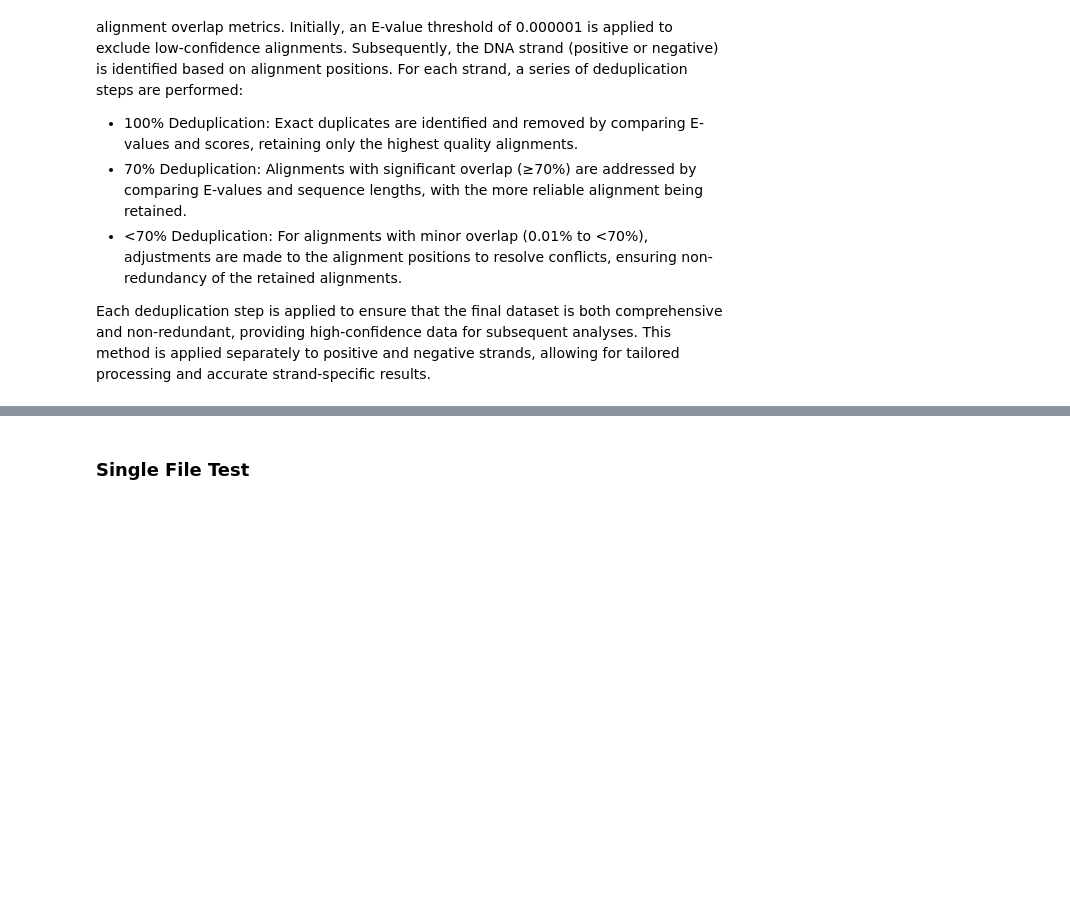
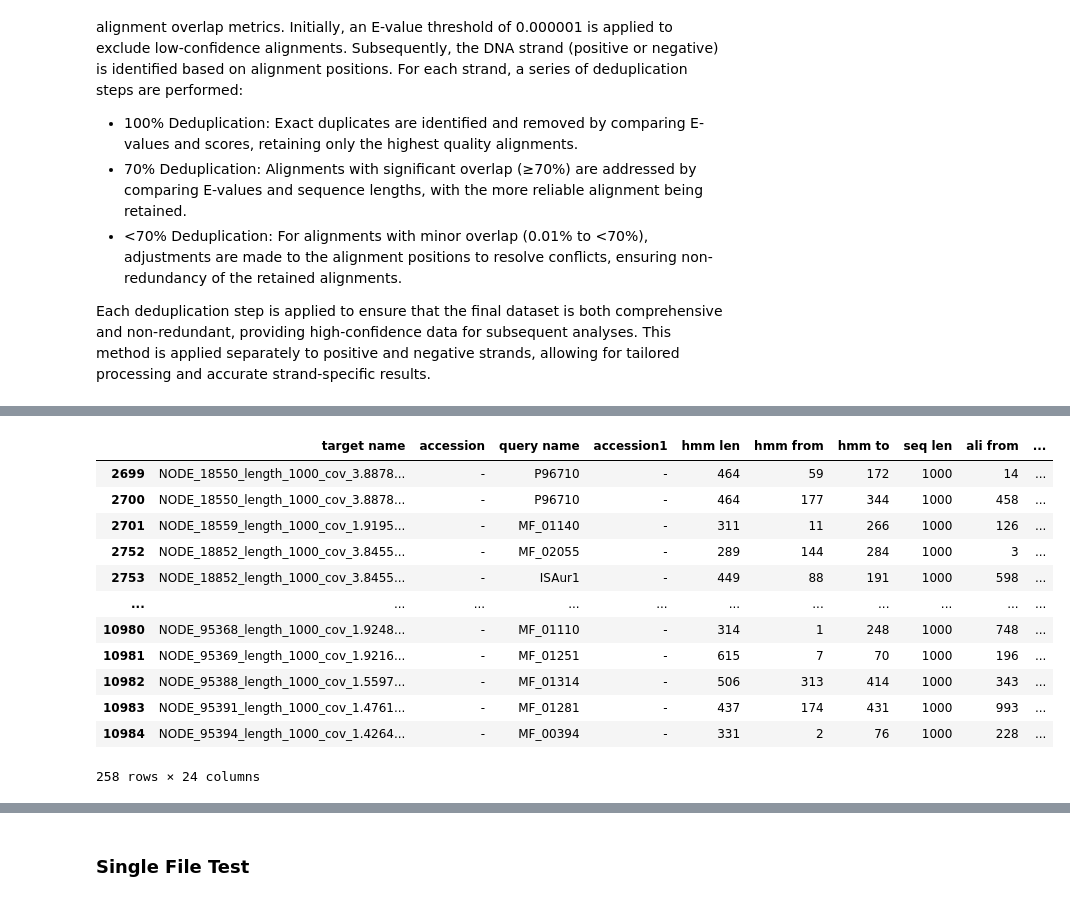
Before and after one commit to NehaSontakk/BATH-Prokka-Comparison, a Jupyter notebook: BATH_file_deduplication_(Positive_Negative)_Oct724.ipynb, the cells around one changed output, grey strips where cells are left out. Cells and saved outputs as stored; diff of their text form; code cells hidden in the pictures; blank space fills up the shorter version.

```diff
--- a/BATH_file_deduplication_(Positive_Negative)_Oct724.ipynb
+++ b/BATH_file_deduplication_(Positive_Negative)_Oct724.ipynb
@@ -497,12 +497,12 @@ def get_coverage_interval(coverage):
 
 def categorize_row(row):
     parts = row['target name'].split('_')
-    coverage = float(parts[5][4:])  # Assuming the format is always the same
+    coverage = float(parts[5])  # Assuming the format is always the same
 
     # Check for bin status
-    if "bin" in row['target name']:
+    if "bin" == row['target name'].split("_")[-1]:
         bin_status = "binned"
-    elif "unbinned" in row['target name']:
+    elif "unbinned" == row['target name'].split("_")[-1]:
         bin_status = "unbinned"
     else:
         bin_status = "unknown"
@@ -512,6 +512,22 @@ def categorize_row(row):
     return pd.Series([interval, bin_status])
 
 complete_bath_deduplication[['coverage interval', 'bin status']] = complete_bath_deduplication.apply(categorize_row, axis=1)
+# %%
+complete_bath_deduplication[complete_bath_deduplication['target name'].str.contains("unbinned")]
+# %% [output]
+|  | target name | accession | query name | accession1 | hmm len | hmm from | hmm to | seq len | ali from | ... |
+| 2699 | NODE_18550_length_1000_cov_3.8878... | - | P96710 | - | 464 | 59 | 172 | 1000 | 14 | ... |
+| 2700 | NODE_18550_length_1000_cov_3.8878... | - | P96710 | - | 464 | 177 | 344 | 1000 | 458 | ... |
+| 2701 | NODE_18559_length_1000_cov_1.9195... | - | MF_01140 | - | 311 | 11 | 266 | 1000 | 126 | ... |
+| 2752 | NODE_18852_length_1000_cov_3.8455... | - | MF_02055 | - | 289 | 144 | 284 | 1000 | 3 | ... |
+| 2753 | NODE_18852_length_1000_cov_3.8455... | - | ISAur1 | - | 449 | 88 | 191 | 1000 | 598 | ... |
+| ... | ... | ... | ... | ... | ... | ... | ... | ... | ... | ... |
+| 10980 | NODE_95368_length_1000_cov_1.9248... | - | MF_01110 | - | 314 | 1 | 248 | 1000 | 748 | ... |
+| 10981 | NODE_95369_length_1000_cov_1.9216... | - | MF_01251 | - | 615 | 7 | 70 | 1000 | 196 | ... |
+| 10982 | NODE_95388_length_1000_cov_1.5597... | - | MF_01314 | - | 506 | 313 | 414 | 1000 | 343 | ... |
+| 10983 | NODE_95391_length_1000_cov_1.4761... | - | MF_01281 | - | 437 | 174 | 431 | 1000 | 993 | ... |
+| 10984 | NODE_95394_length_1000_cov_1.4264... | - | MF_00394 | - | 331 | 2 | 76 | 1000 | 228 | ... |
+258 rows × 24 columns
 # %%
 complete_bath_deduplication.to_excel(deduplication_op_path)
 # %%
```
Also changed, not shown: parts of 4 cells of this notebook.
